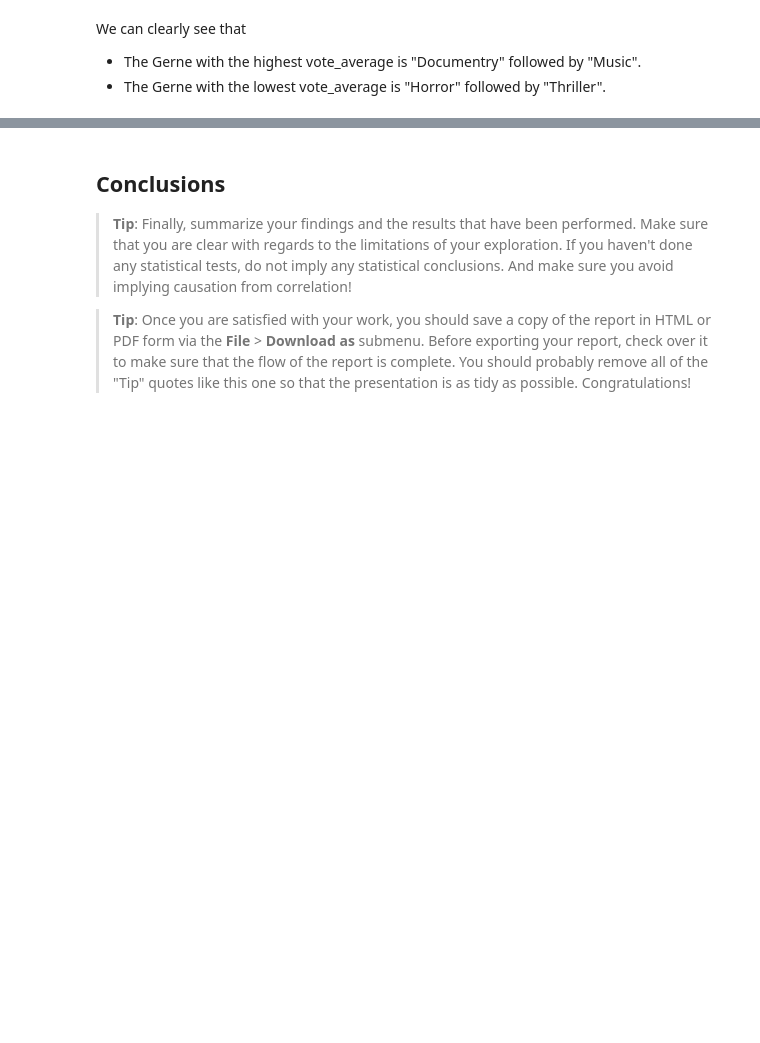
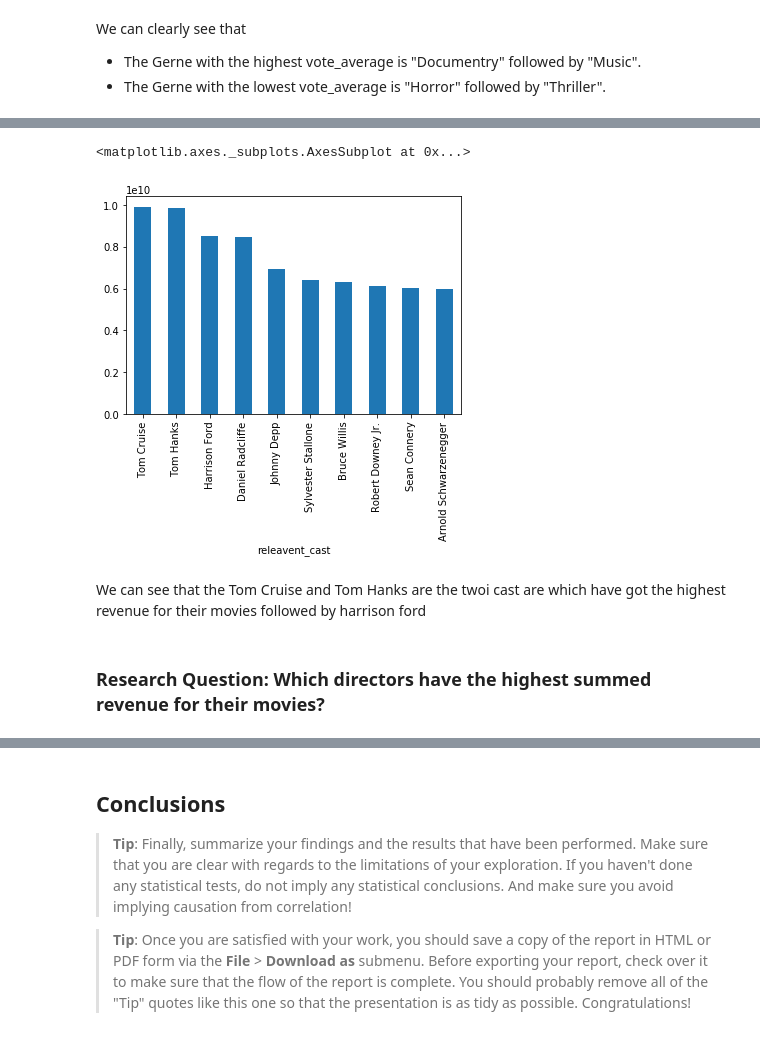
Before and after one commit to Vinayrraj/Investigate-TMDbMovieData, a Jupyter notebook: investigate-dataset.ipynb, the cells around one changed output, grey strips where cells are left out. Saved outputs shown, nothing was run; the diff lists cells and outputs as text; code cells hidden in the pictures; blank space fills up the shorter version.

```diff
--- a/investigate-dataset.ipynb
+++ b/investigate-dataset.ipynb
@@ -346,0 +379,6 @@ We can clearly see that
+# %%
+# Similar to what we have done in Gerne, we'll take the first actor/actress form the cast assuming as them
+# the lead character in the movie, so lets create a new column whith the most releavent actor or cast
+
+df['releavent_cast'] = df['cast'].apply(split_and_take_first_item)
+df.head()
@@ -346,0 +393,6 @@ We can clearly see that
+# %%
+# Since we now have new column which gives the releavent/first cast, we will check the first/top 10 casts which are in biggest
+# revenue collection movies.
+# We first group on "releavent_cast" and on revenue_adj column we sum them, sort them and get first 10 casts
+releavent_cast_sorted_for_sum = df.groupby('releavent_cast')['revenue_adj'].sum().sort_values(ascending=False)[:10]
+releavent_cast_sorted_for_sum
@@ -346,0 +412,10 @@ We can clearly see that
+# %%
+# Plot the values on bar graph
+releavent_cast_sorted_for_sum.plot(kind='bar')
+# %% [output]
+<matplotlib.axes._subplots.AxesSubplot at 0x...>
+[figure, added]
+# %% [markdown]
+We can see that the Tom Cruise and Tom Hanks are the twoi cast are which have got the highest revenue for their movies followed by harrison ford
+# %% [markdown]
+### Research Question: Which directors have the highest summed revenue for their movies?
```
Also changed, not shown: parts of 15 cells of this notebook.
